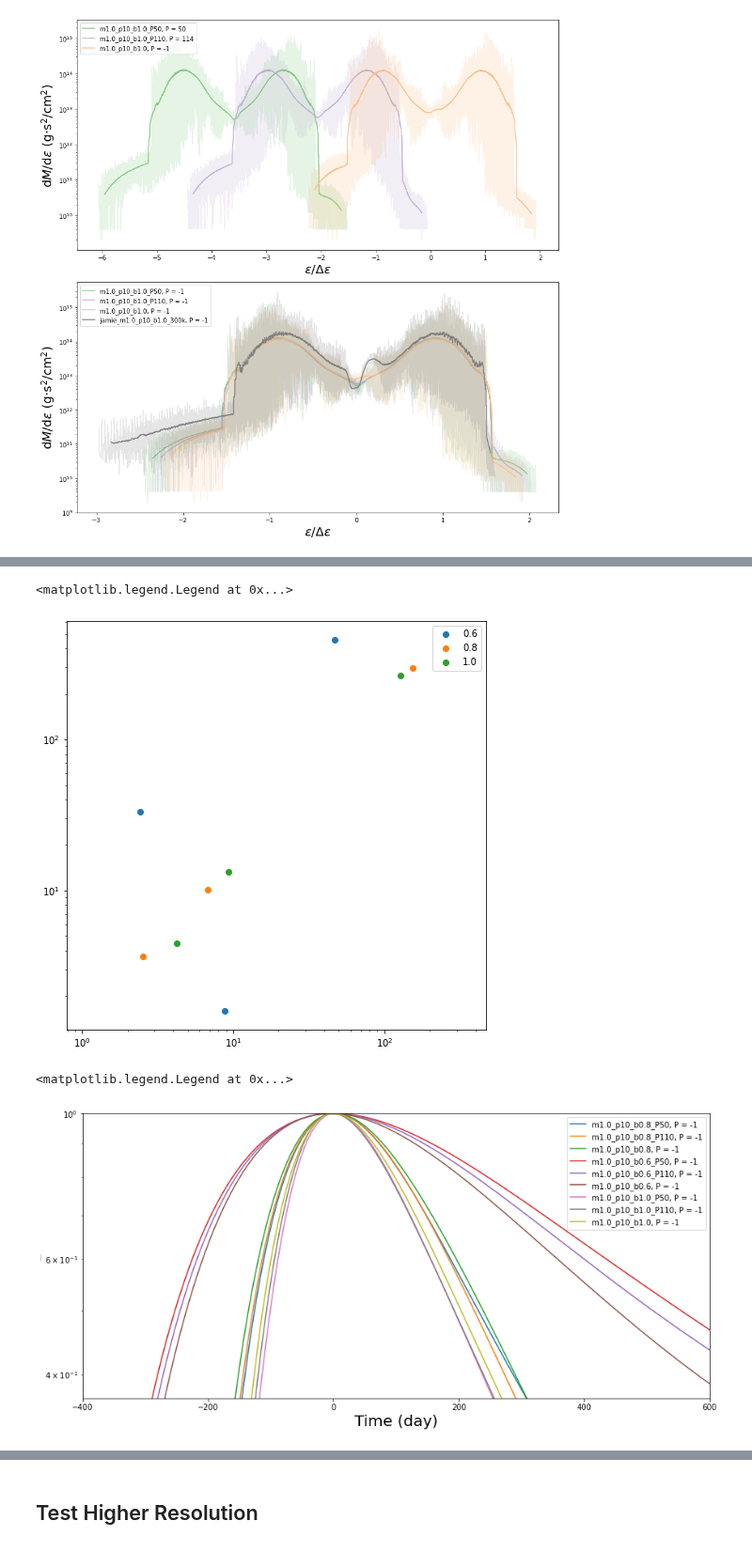
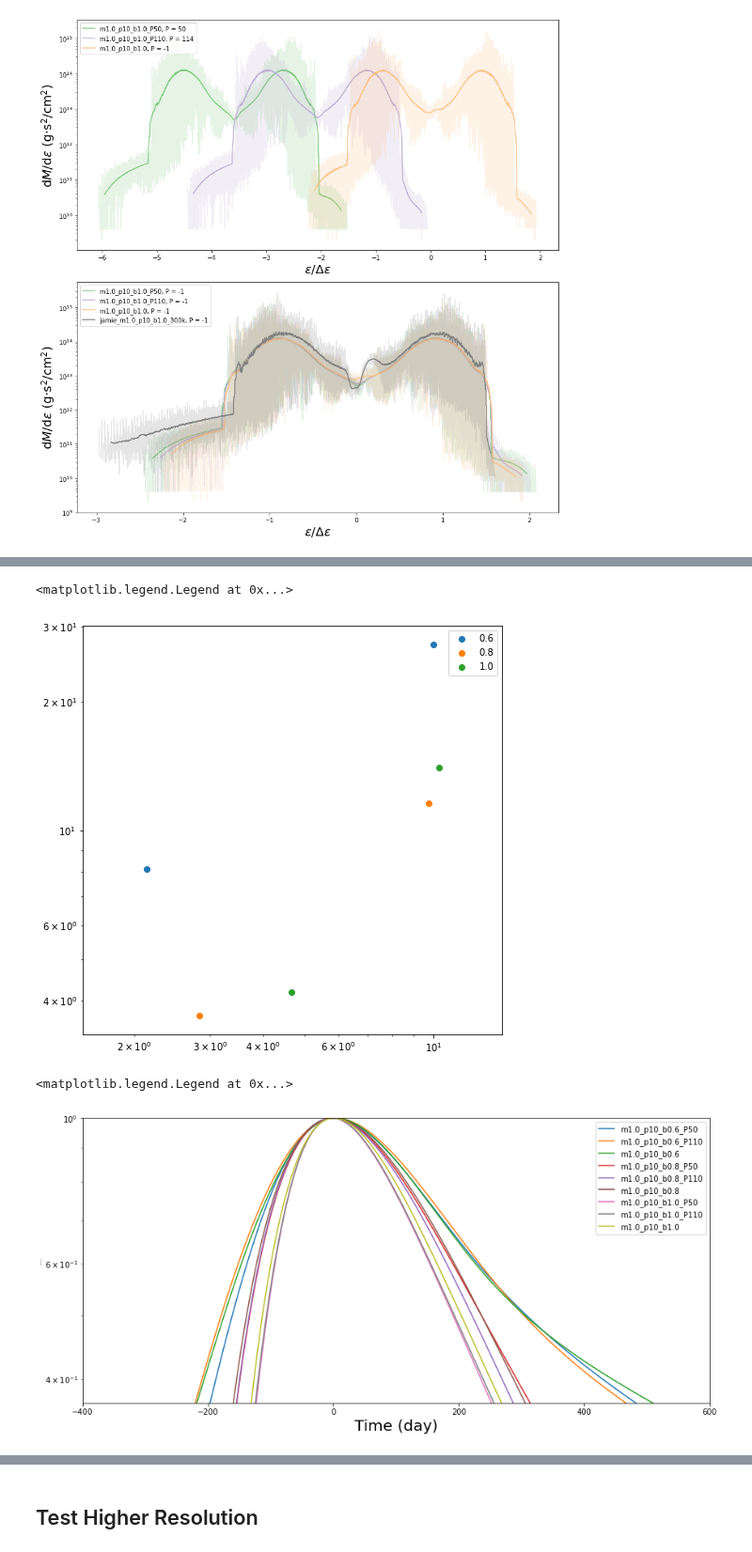
Before and after one commit to slowdivePTG/ASASSN-14ko, a Jupyter notebook: YT_Visualization/dmdt.ipynb, the cells around one changed output, grey strips where cells are left out. Shown at 94% size. Cells and saved outputs as stored; diff of their text form; code cells hidden in the pictures.

```diff
--- a/YT_Visualization/dmdt.ipynb
+++ b/YT_Visualization/dmdt.ipynb
@@ -177,9 +201,9 @@ ax.legend()
 # %%
 plt.figure(figsize=(8, 8))
 for tde, beta in zip(
-    [[P50_b0_6_chk_0100_50, P110_b0_6_chk_0100_114, b0_6_chk_0100],
-     [P50_b0_8_chk_0080_50, P110_b0_8_chk_0080_114, b0_8_chk_0080],
-     [P50_b1_chk_0060_50, P110_b1_chk_0060_114, b1_chk_0060]
+    [[P50_b0_6_chk_0100_50, P110_b0_6_chk_0100_114],
+     [P50_b0_8_chk_0080_50, P110_b0_8_chk_0080_114],
+     [P50_b1_chk_0060_50, P110_b1_chk_0060_114]
     ],
     [0.6, 0.8, 1.0, 'jamie']):
     plt.scatter([i.efolding_rise for i in tde], [i.efolding_fall for i in tde],
@@ -190,26 +214,29 @@ plt.axis('equal')
 plt.legend()
 # %% [output]
 <matplotlib.legend.Legend at 0x...>
-[figure, old version]
+[figure, new version]
 # %%
 f, ax = plt.subplots(figsize=(12, 6))
-P50_b0_8_chk_0080.Mdot_t(ax=ax, Bin=1000, N=5, norm=True)
-P110_b0_8_chk_0080.Mdot_t(ax=ax, Bin=1000, N=5, norm=True)
-b0_8_chk_0080.Mdot_t(ax=ax, Bin=1000, N=5, norm=True)
-P50_b0_6_chk_0100.Mdot_t(ax=ax, Bin=1000, N=5, norm=True)
-P110_b0_6_chk_0100.Mdot_t(ax=ax, Bin=1000, N=5, norm=True)
-b0_6_chk_0100.Mdot_t(ax=ax, Bin=1000, N=5, norm=True)
-P50_b1_chk_0060.Mdot_t(ax=ax, Bin=1000, N=5, norm=True)
-P110_b1_chk_0060.Mdot_t(ax=ax, Bin=1000, N=5, norm=True)
-b1_chk_0060.Mdot_t(ax=ax, Bin=1000, N=5, norm=True)
+
+P50_b0_6_chk_0100.Mdot_t(ax=ax, Bin=1500, N=8, norm=True)
+P110_b0_6_chk_0100.Mdot_t(ax=ax, Bin=1500, N=8, norm=True)
+b0_6_chk_0100.Mdot_t(ax=ax, Bin=1500, N=9, norm=True)
+
+P50_b0_8_chk_0080.Mdot_t(ax=ax, Bin=1500, N=5, norm=True)
+P110_b0_8_chk_0080.Mdot_t(ax=ax, Bin=1500, N=5, norm=True)
+b0_8_chk_0080.Mdot_t(ax=ax, Bin=1500, N=5, norm=True)
+
+P50_b1_chk_0060.Mdot_t(ax=ax, Bin=1500, N=5, norm=True)
+P110_b1_chk_0060.Mdot_t(ax=ax, Bin=1500, N=5, norm=True)
+b1_chk_0060.Mdot_t(ax=ax, Bin=1500, N=5, norm=True)
 #ax.set_xscale('log')
 ax.set_yscale('log')
 ax.set_ylim([1/np.e, 1e0])
 ax.set_xlim([-400, 600])
 ax.legend()
 # %% [output]
 <matplotlib.legend.Legend at 0x...>
-[figure, old version]
+[figure, new version]
 # %%
 plt.figure(figsize=(8, 8))
 for tde, beta in zip([[P50_b0_6_chk_0100, P110_b0_6_chk_0100, b0_6_chk_0100],
```
Also changed, not shown: parts of 4 cells of this notebook, 1 other file.
